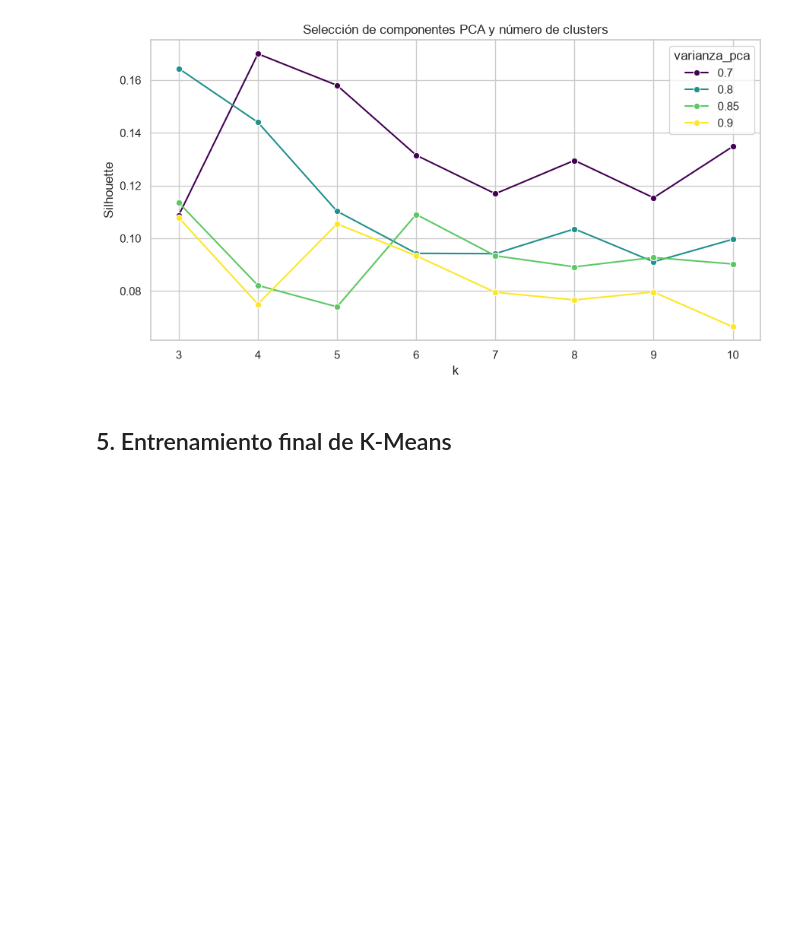
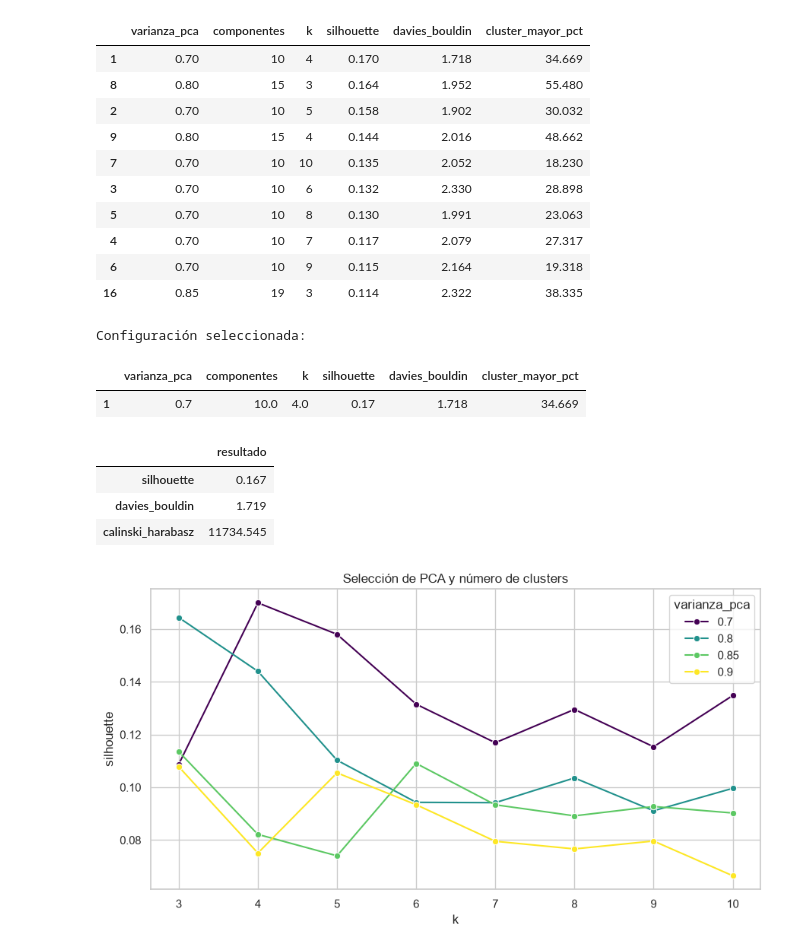
Before and after one commit to FerminEscalona/colombia-higher-ed-assessment-analysis, a Jupyter notebook: notebooks/4.0-modeling.ipynb, the cells around one changed output. Saved outputs shown, nothing was run; the diff lists cells and outputs as text; code cells hidden in the pictures; blank space fills up the shorter version.

```diff
--- a/notebooks/4.0-modeling.ipynb
+++ b/notebooks/4.0-modeling.ipynb
@@ -162,0 +9,30 @@ Matriz del modelo: 61,943 filas x 94 variables
+# %%
+from pathlib import Path
+import sys
+import pandas as pd
+import matplotlib.pyplot as plt
+import seaborn as sns
+from IPython.display import display
+
+project_root = Path.cwd() if Path('src').exists() else Path.cwd().parent
+if str(project_root) not in sys.path:
+    sys.path.insert(0, str(project_root))
+
+from src.data.make_dataset import default_paths
+from src.models.train_model import train_clustering_pipeline
+
+sns.set_theme(style='whitegrid')
+paths = default_paths()
+# %%
+result = train_clustering_pipeline(
+    clean_path=paths['clean_data'],
+    cluster_output_path=paths['cluster_data'],
+    bundle_path=paths['bundle'],
+    summary_path=paths['summary'],
+    random_state=42,
+)
+df_model = result['data']
+summary = result['summary']
+print(f'Estudiantes modelados: {len(df_model):,}')
+print(f'Umbral de bajo INSE: {summary["population"]["inse_threshold"]:.2f}')
+print(f'Estudiantes resilientes: {summary["population"]["resilient_students"]:,}')
@@ -213,12 +61,32 @@ Configuración seleccionada:
 # %%
+display(result['kmeans_search'].sort_values('silhouette', ascending=False).head(10).round(3))
+print('Configuración seleccionada:')
+display(result['best_kmeans'].to_frame().T.round(3))
+display(pd.Series(summary['kmeans']['metrics'], name='resultado').round(3).to_frame())
+
 plt.figure(figsize=(9, 5))
-sns.lineplot(data=kmeans_search, x='k', y='silhouette',
+sns.lineplot(data=result['kmeans_search'], x='k', y='silhouette',
              hue='varianza_pca', marker='o', palette='viridis')
-plt.title('Selección de componentes PCA y número de clusters')
-plt.ylabel('Silhouette')
+plt.title('Selección de PCA y número de clusters')
 plt.tight_layout()
 plt.show()
 # %% [output]
+|  | varianza_pca | componentes | k | silhouette | davies_bouldin | cluster_mayor_pct |
+| 1 | 0.70 | 10 | 4 | 0.170 | 1.718 | 34.669 |
+| 8 | 0.80 | 15 | 3 | 0.164 | 1.952 | 55.480 |
+| 2 | 0.70 | 10 | 5 | 0.158 | 1.902 | 30.032 |
+| 9 | 0.80 | 15 | 4 | 0.144 | 2.016 | 48.662 |
+| 7 | 0.70 | 10 | 10 | 0.135 | 2.052 | 18.230 |
+| 3 | 0.70 | 10 | 6 | 0.132 | 2.330 | 28.898 |
+| 5 | 0.70 | 10 | 8 | 0.130 | 1.991 | 23.063 |
+| 4 | 0.70 | 10 | 7 | 0.117 | 2.079 | 27.317 |
+| 6 | 0.70 | 10 | 9 | 0.115 | 2.164 | 19.318 |
+| 16 | 0.85 | 19 | 3 | 0.114 | 2.322 | 38.335 |
+Configuración seleccionada:
+|  | varianza_pca | componentes | k | silhouette | davies_bouldin | cluster_mayor_pct |
+| 1 | 0.7 | 10.0 | 4.0 | 0.17 | 1.718 | 34.669 |
+|  | resultado |
+| silhouette | 0.167 |
+| davies_bouldin | 1.719 |
+| calinski_harabasz | 11734.545 |
-[figure, old version]
+[figure, new version]
-# %% [markdown]
-## 5. Entrenamiento final de K-Means
```
Also changed, not shown: parts of 28 cells of this notebook, 23 other files.
